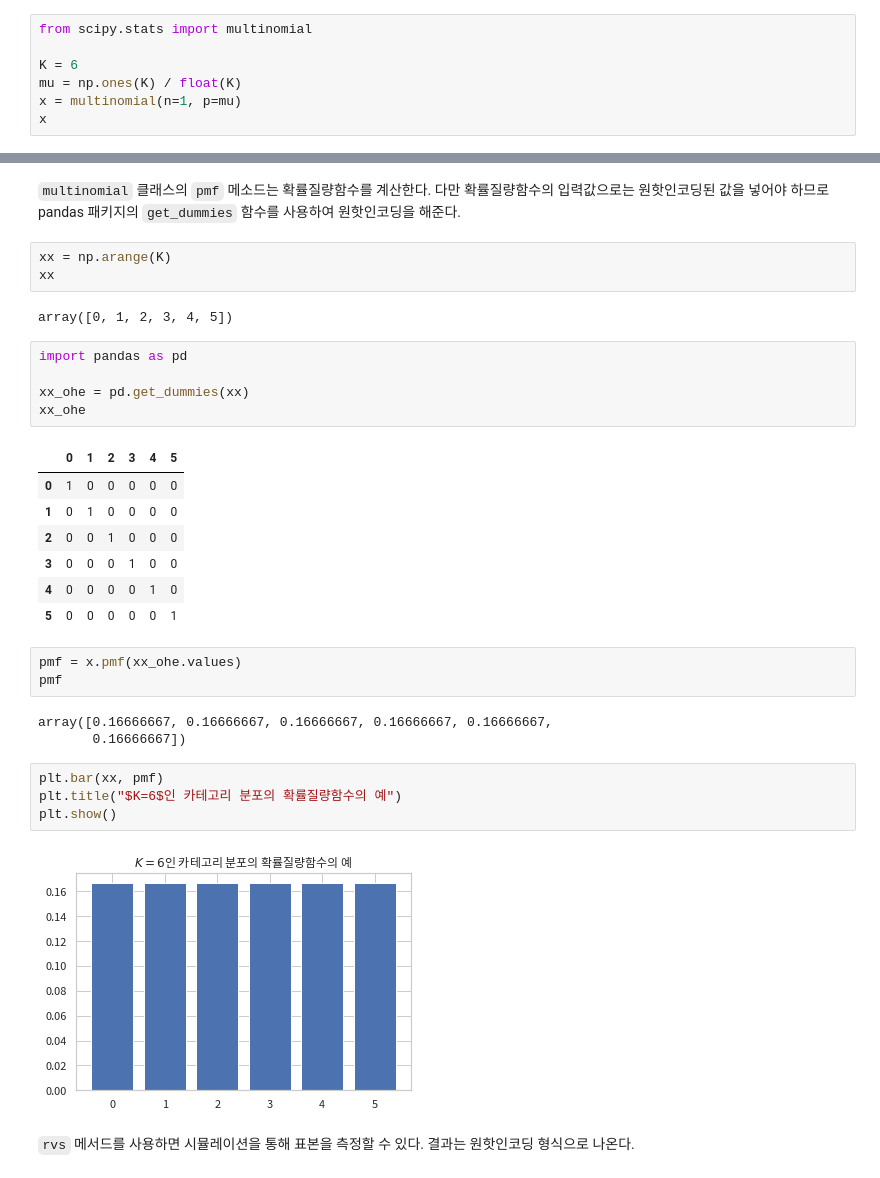
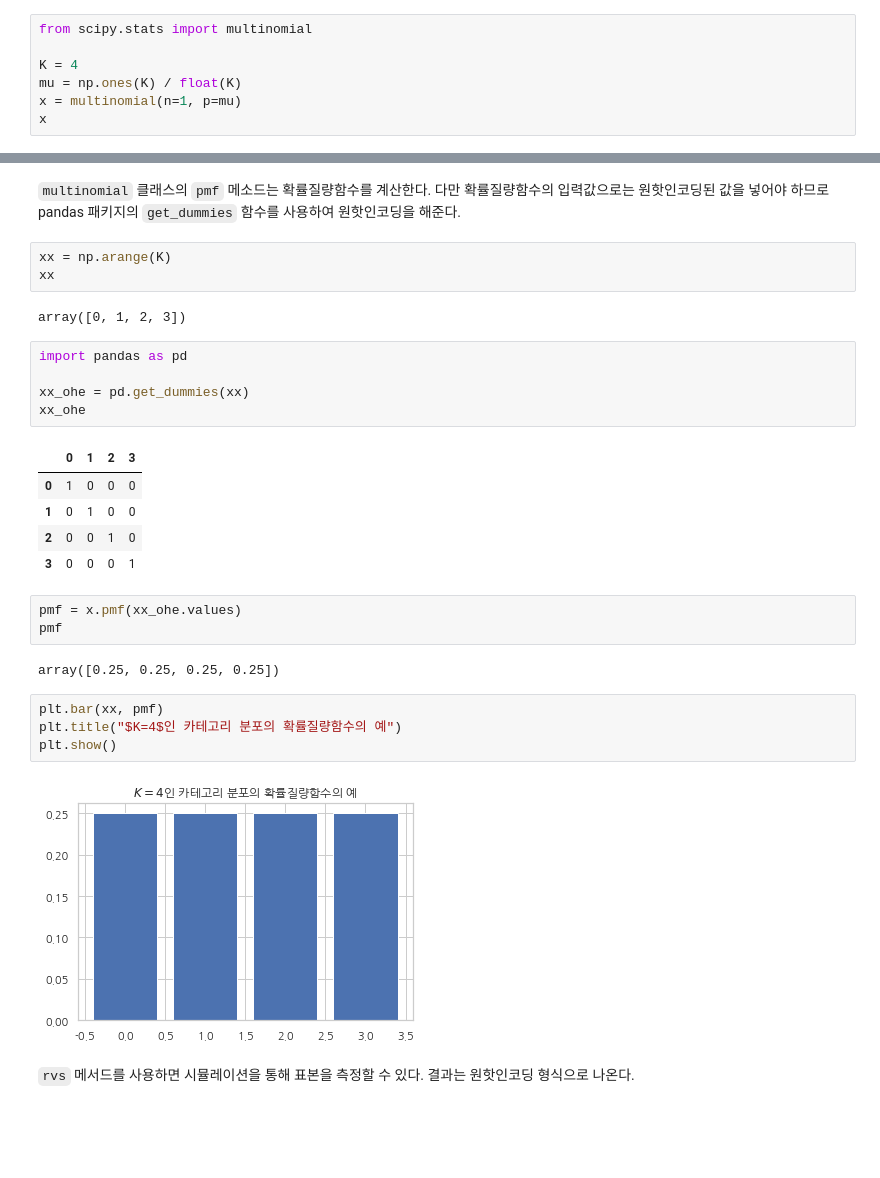
Before and after one commit to datascienceschool/book_data_analysis, a Jupyter notebook: _sources/ch02/02_05.ipynb, the cells around one changed output, grey strips where cells are left out. Drawn from its saved outputs; the diff is of its cells as text; blank space fills up the shorter version.

```diff
--- a/_sources/ch02/02_05.ipynb
+++ b/_sources/ch02/02_05.ipynb
@@ -79,7 +79,7 @@ $$ \mu_1 = \mu_2 = \mu_3 = \mu_4 = \mu_5 = \mu_6 = \dfrac{1}{6} $$
 # %%
 from scipy.stats import multinomial
 
-K = 6
+K = 4
 mu = np.ones(K) / float(K)
 x = multinomial(n=1, p=mu)
 x
@@ -91,32 +91,29 @@ x
 xx = np.arange(K)
 xx
 # %% [output]
-array([0, 1, 2, 3, 4, 5])
+array([0, 1, 2, 3])
 # %%
 import pandas as pd
 
 xx_ohe = pd.get_dummies(xx)
 xx_ohe
 # %% [output]
-|  | 0 | 1 | 2 | 3 | 4 | 5 |
-| 0 | 1 | 0 | 0 | 0 | 0 | 0 |
-| 1 | 0 | 1 | 0 | 0 | 0 | 0 |
-| 2 | 0 | 0 | 1 | 0 | 0 | 0 |
-| 3 | 0 | 0 | 0 | 1 | 0 | 0 |
-| 4 | 0 | 0 | 0 | 0 | 1 | 0 |
-| 5 | 0 | 0 | 0 | 0 | 0 | 1 |
+|  | 0 | 1 | 2 | 3 |
+| 0 | 1 | 0 | 0 | 0 |
+| 1 | 0 | 1 | 0 | 0 |
+| 2 | 0 | 0 | 1 | 0 |
+| 3 | 0 | 0 | 0 | 1 |
 # %%
 pmf = x.pmf(xx_ohe.values)
 pmf
 # %% [output]
-array([0.16666667, 0.16666667, 0.16666667, 0.16666667, 0.16666667,
-       0.16666667])
+array([0.25, 0.25, 0.25, 0.25])
 # %%
 plt.bar(xx, pmf)
-plt.title("$K=6$인 카테고리 분포의 확률질량함수의 예")
+plt.title("$K=4$인 카테고리 분포의 확률질량함수의 예")
 plt.show()
 # %% [output]
-[figure, old version]
+[figure, new version]
 # %% [markdown]
 `rvs` 메서드를 사용하면 시뮬레이션을 통해 표본을 측정할 수 있다. 결과는 원핫인코딩 형식으로 나온다.
 # %%
```
Also changed, not shown: parts of 17 cells of this notebook, 5 other files.
